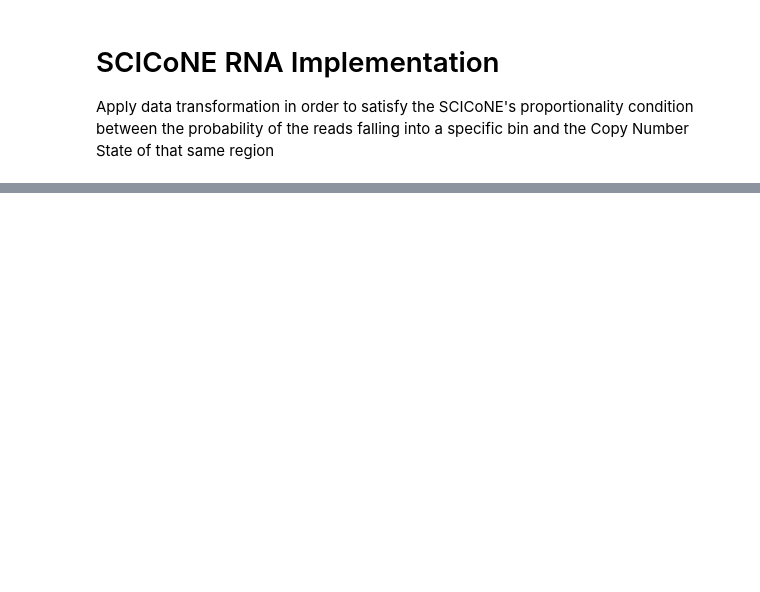
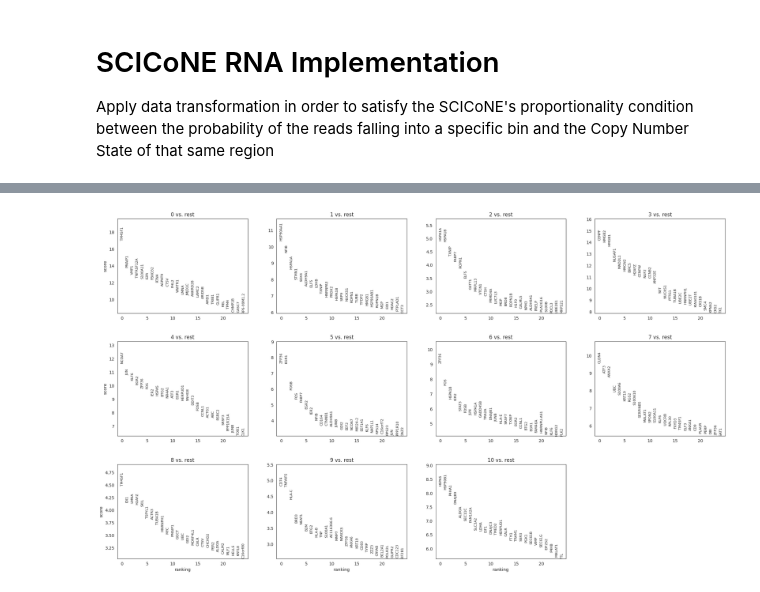
Before and after one commit to andress1002/SCICoNE_lab, a Jupyter notebook: rna_imp/rna_lab.ipynb, the cells around one changed output, grey strips where cells are left out. Saved outputs shown, nothing was run; the diff lists cells and outputs as text; code cells hidden in the pictures; blank space fills up the shorter version.

Commit message:
raw implementation test

```diff
--- a/rna_imp/rna_lab.ipynb
+++ b/rna_imp/rna_lab.ipynb
@@ -49,0 +211,12 @@ genes = pd.read_csv(f'{scrna_path}/genes.tsv', sep='\t', header=None)
+# %%
+# Get gene coordinates
+df_annotations = gr_annotations.df.set_index('ensembl_gene_id')
+df_exp_annotations = df_annotations.loc[df_annotations.index.intersection(adata.var['ensembl_gene_id'])]\
+                        .reset_index().rename(columns={'index':'ensembl_gene_id'})
+adata.var_names = adata.var['ensembl_gene_id'].values
+adata = adata[:,df_exp_annotations['ensembl_gene_id']]
+# %%
+# Performing differential expression tests between the clones will reveal their phenotypic differences
+sc.tl.rank_genes_groups(adata, 'leiden', method='wilcoxon')
+sc.pl.rank_genes_groups(adata, n_genes=25, sharey=False)
+# %% [output]
@@ -49,0 +224 @@ genes = pd.read_csv(f'{scrna_path}/genes.tsv', sep='\t', header=None)
+[figure, added]
```
Also changed, not shown: parts of 25 cells of this notebook, 3 other files.
